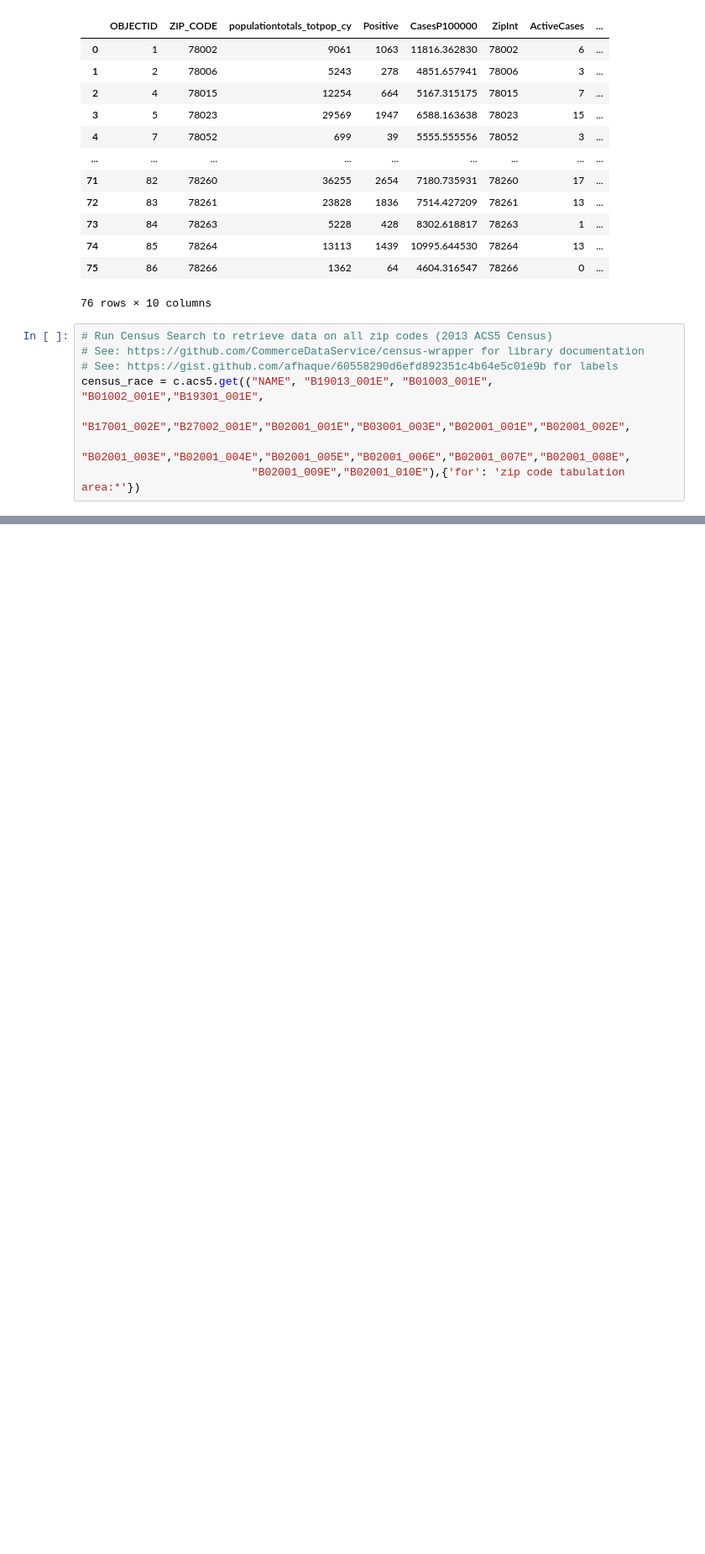
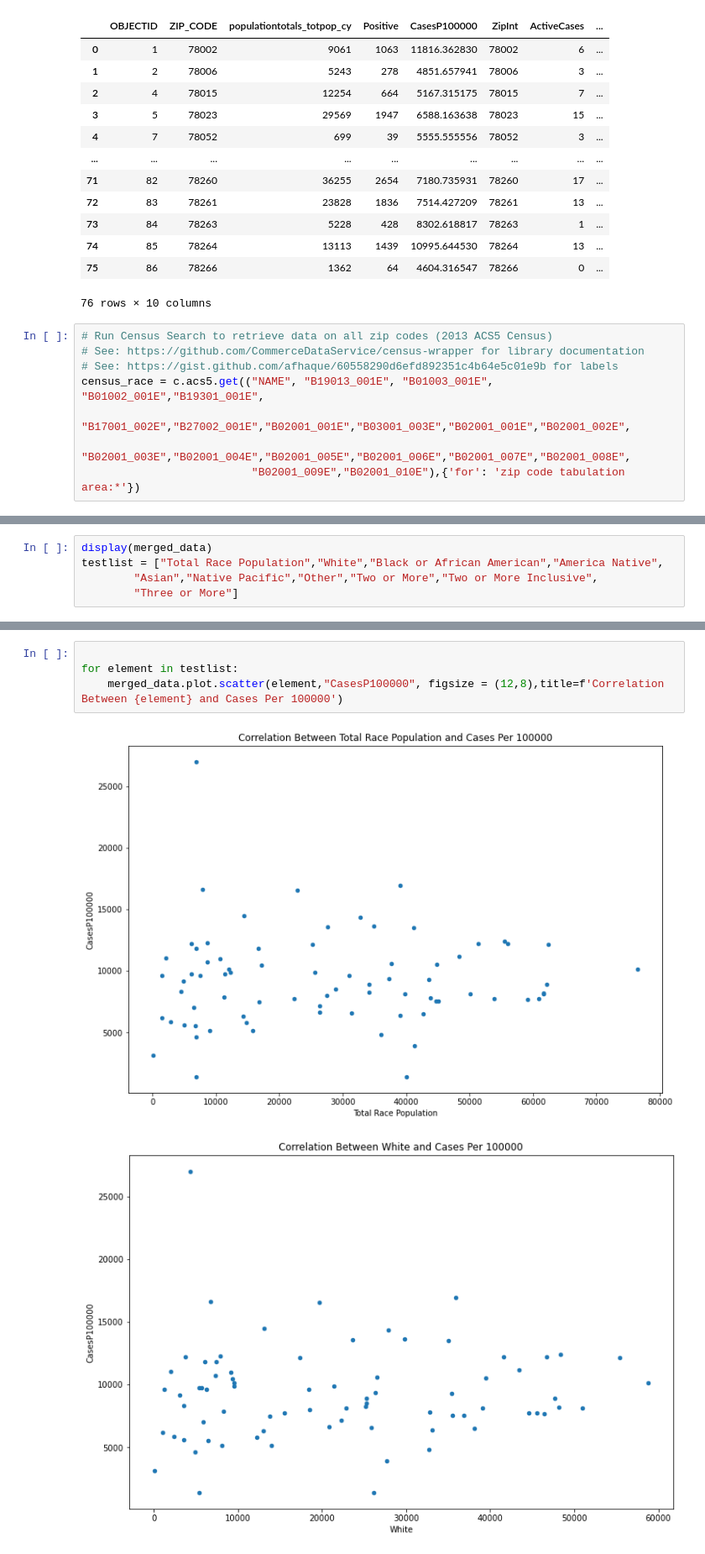
Before and after one commit to bakerv/COVID19, a Jupyter notebook: RaceCensusDataPull.ipynb, the cells around one changed output, grey strips where cells are left out. Shown at 84% size. Saved outputs shown, nothing was run; the diff lists cells and outputs as text; blank space fills up the shorter version.

```diff
--- a/RaceCensusDataPull.ipynb
+++ b/RaceCensusDataPull.ipynb
@@ -152,0 +110,5 @@ clean_data
+# %%
+display(merged_data)
+testlist = ["Total Race Population","White","Black or African American","America Native",
+        "Asian","Native Pacific","Other","Two or More","Two or More Inclusive",
+        "Three or More"]
@@ -152,0 +161,7 @@ clean_data
+# %%
+
+for element in testlist:
+    merged_data.plot.scatter(element,"CasesP100000", figsize = (12,8),title=f'Correlation Between {element} and Cases Per 100000')
+# %% [output]
+[figure, added]
+[figure, added]
```
Also changed, not shown: parts of 9 cells of this notebook.
